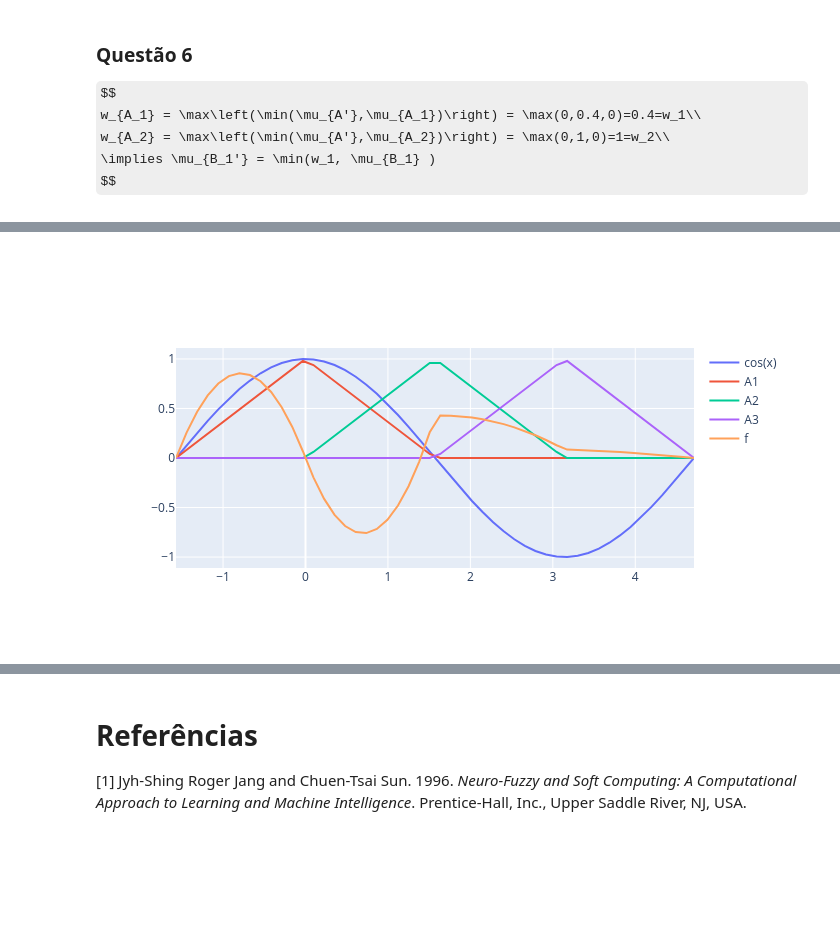
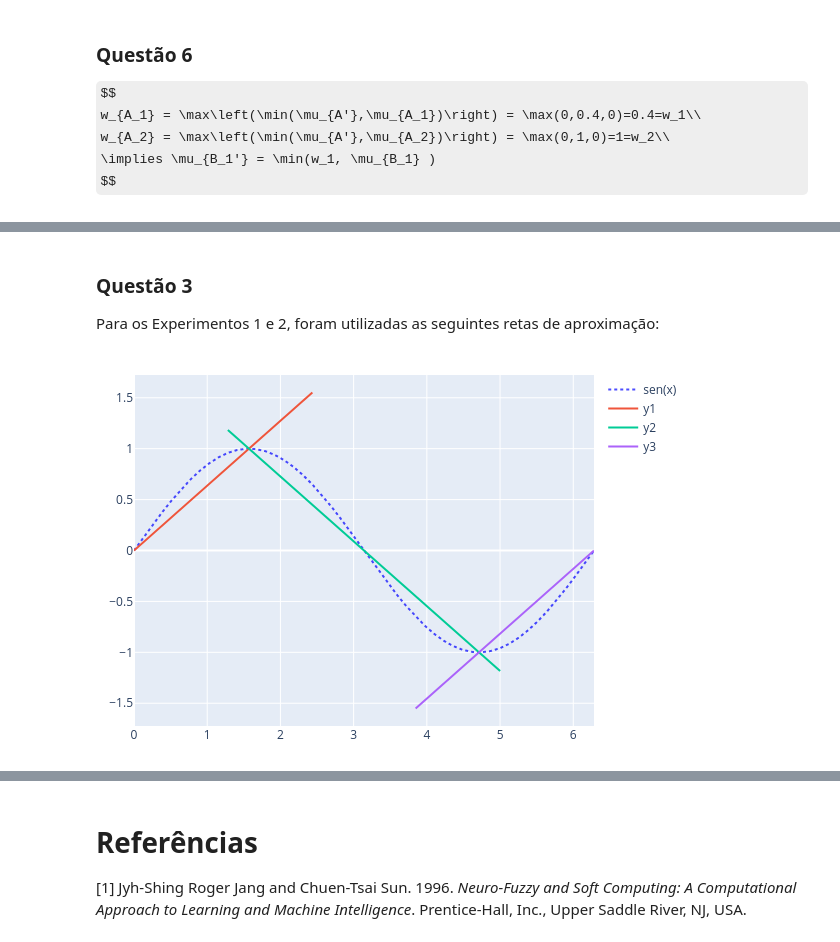
Before and after one commit to fbartelt/Sistemas-Nebulosos, a Jupyter notebook: TP2/Felipe_Bartelt_Wanderson_Maciel.ipynb, the cells around one changed output, grey strips where cells are left out. Drawn from its saved outputs; the diff is of its cells as text; code cells hidden in the pictures; some formulas as TeX source; blank space fills up the shorter version.

```diff
--- a/TP2/Felipe_Bartelt_Wanderson_Maciel.ipynb
+++ b/TP2/Felipe_Bartelt_Wanderson_Maciel.ipynb
@@ -187,16 +242,21 @@ Então $A_1 = \text{trimf}\left(x, \left[-\frac{\pi}{2},\ 0,\ \frac{\pi}{2}\righ
+# %% [markdown]
+### Questão 3
+
+Para os Experimentos 1 e 2, foram utilizadas as seguintes retas de aproximação:
 # %%
-x = np.linspace(-np.pi/2, 3*np.pi/2)
-y = np.cos(x)
-A1 = trimf(x, -np.pi/2, 0, np.pi/2)
-A2 = trimf(x, 0, np.pi/2, np.pi)
-A3 = trimf(x, np.pi/2, np.pi, 3*np.pi/2)
+x = np.linspace(0, 2*np.pi)
+y = np.sin(x)
 
-f1 = (-80*x*A1 + 10*x*A2 + x*A3) / np.sum([A1, A2, A3])
-fig = go.Figure(go.Scatter(x=x,y=y, name='cos(x)'))
-fig.add_scatter(x=x, y=A1, name='A1')
-fig.add_scatter(x=x, y=A2, name='A2')
-fig.add_scatter(x=x, y=A3, name='A3')
-fig.add_scatter(x=x, y=f1, name='f')
-fig.show(renderer= 'png', width=700, height=400)
+y1 = (2 / np.pi * x)
+y2 = (-2 / np.pi * x + 2)
+y3 = (2 / np.pi * x - 4)
+
+fig = go.Figure(go.Scatter(x=x,y=y, name='sen(x)', line_color='blue',opacity=0.7, line_dash='dot'))
+fig.add_scatter(x=x, y=y1[:20], name='y1')
+fig.add_scatter(x=x[10:40], y=y2[10:40], name='y2')
+fig.add_scatter(x=x[30:], y=y3[30:], name='y3')
+fig.update_layout(margin=dict(b=20,l=20,t=20))
+
+fig.show(renderer='png', width=600, height=400)
 # %% [output]
-[figure, old version]
+[figure, new version]
```
Also changed, not shown: parts of 23 cells of this notebook, 1 other file.
